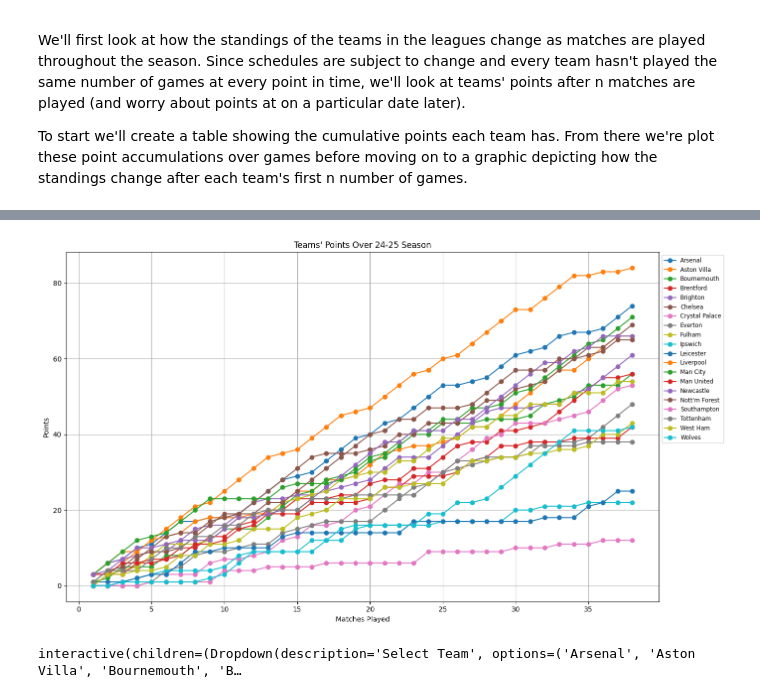
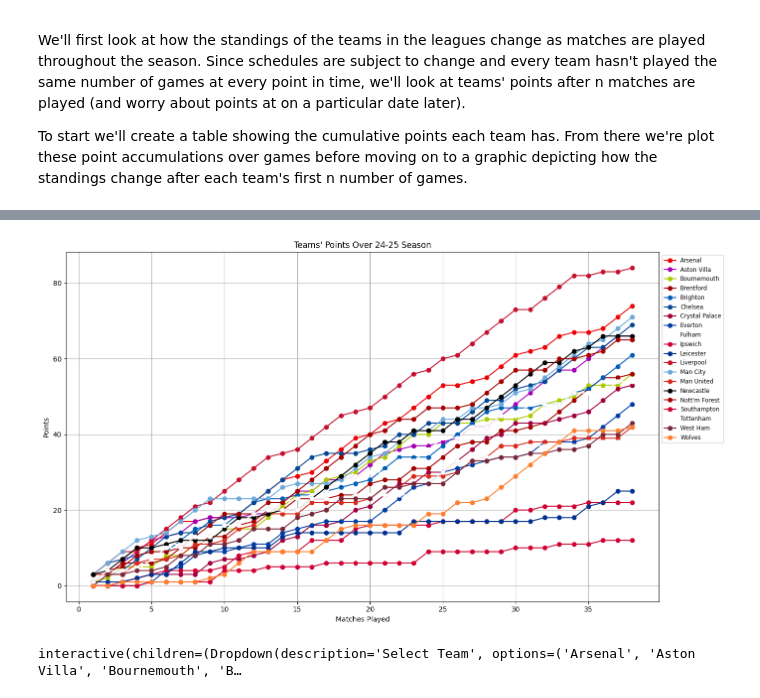
Before and after one commit to William-Mahnke/Premier-League, a Jupyter notebook: 2024-2025.ipynb, the cells around one changed output, grey strips where cells are left out. Cells and saved outputs as stored; diff of their text form; code cells hidden in the pictures.

```diff
--- a/2024-2025.ipynb
+++ b/2024-2025.ipynb
@@ -59,6 +59,30 @@ teams
  'Tottenham',
  'West Ham',
  'Wolves']
+# %%
+# creating dictionary for primary color of each team
+team_colors = {
+    "Arsenal": (239 / 256, 1 / 256, 7 / 256),
+    "Aston Villa": (165 / 256, 0, 181 / 256),
+    "Bournemouth": (175 / 256, 203 / 256, 0),
+    "Brentford": (165 / 256, 0, 0),
+    "Brighton": (0, 94 / 256, 184 / 256),
+    "Chelsea": (3 / 256, 70 / 256, 148 / 256),
+    "Crystal Palace": (161 / 256, 0, 62 / 256),
+    "Everton": (0, 61 / 256, 165 / 256),
+    "Fulham": (255 / 256, 255 / 256, 255 / 256),
+    "Ipswich": (209 / 256, 0, 50 / 256),
+    "Leicester": (0, 48 / 256, 144 / 256),
+    "Liverpool": (200 / 256, 16 / 256, 46 / 256),
+    "Man City": (108 / 256, 171 / 256, 221 / 256),
+    "Man United": (218 / 256, 41 / 256, 28 / 256),
+    "Newcastle": (0, 0, 0),
+    "Nott'm Forest": (165 / 256, 0, 0),
+    "Southampton": (209 / 256, 0, 50 / 256),
+    "Tottenham": (255 / 256, 255 / 256, 255 / 256),
+    "West Ham": (122 / 256, 38 / 256, 58 / 256),
+    "Wolves": (255 / 256, 126 / 256, 45 / 256)
+}
 # %% [markdown]
 ## League Stats
 
@@ -94,17 +142,17 @@ cumulative_points.head(10)
 # %%
 # plot teams' points over the season
 running_totals_plot = plt.figure(figsize = (14, 8))
 for team in teams:
-    plt.plot(cumulative_points[team], label = team, marker = 'o', linestyle = '-')
+    plt.plot(cumulative_points[team], color = team_colors[team], label = team, marker = 'o', linestyle = '-')
 plt.title("Teams' Points Over 24-25 Season")
 plt.xlabel("Matches Played")
 plt.ylabel("Points")
 plt.legend(loc = 'upper left', bbox_to_anchor = (1, 1), fontsize = 'small')
 plt.grid()
 plt.tight_layout()
 plt.show()
 # %% [output]
-[figure, old version]
+[figure, new version]
 # %%
 # adding interactive dropdowns to the plot
 def plot_interactive(selected_team, games_limit):
```
Also changed, not shown: parts of 7 cells of this notebook, 1 other file.
